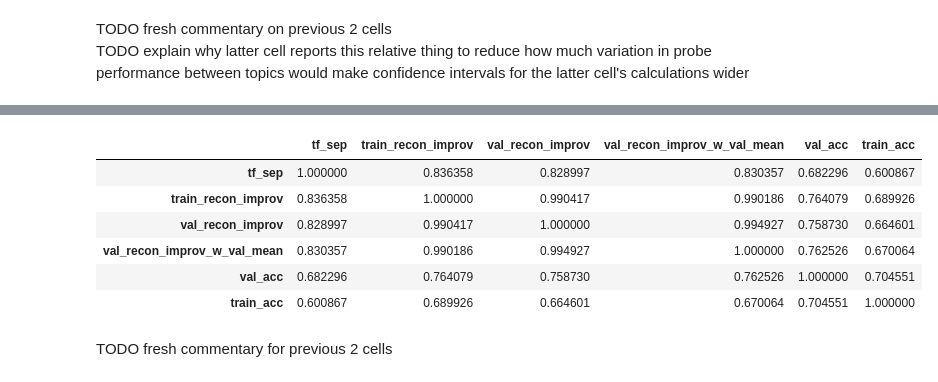
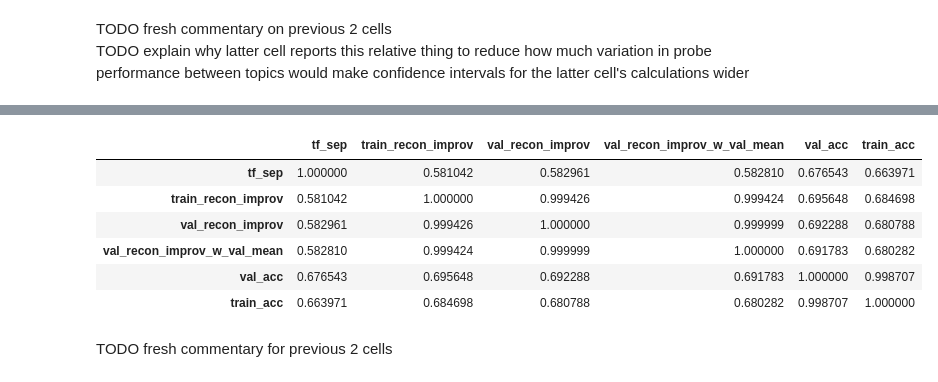
Before and after one commit to BareBeaverBat/TruthIsUniversalInPhi3_5, a Jupyter notebook: analyzing_overall_results.ipynb, the cells around one changed output, grey strips where cells are left out. Drawn from its saved outputs; the diff is of its cells as text; code cells hidden in the pictures.

```diff
--- a/analyzing_overall_results.ipynb
+++ b/analyzing_overall_results.ipynb
@@ -114,6 +118,12 @@ probes_metrics_on_test_dsets: dict[tuple[int,...], dict[int, list[MetricsForData
 class ConfInterval(NamedTuple):
     low_b: FloatLikeT
     up_b: FloatLikeT
+
+    def __str__(self):
+        return f"({float(self.low_b):.7},{float(self.up_b):.7})"
+
+    def __repr__(self):
+        return self.__str__()
 
 def calc_conf_interval(vals: Float[np.ndarray, "n"], alpha=0.05) -> ConfInterval:
     """
@@ -124,6 +134,9 @@ def calc_conf_interval(vals: Float[np.ndarray, "n"], alpha=0.05) -> ConfInterval
     :return: a confidence interval for the population mean of a random variable
     """
     n = len(vals)
+    if n == 0:
+        return ConfInterval(np.nan, np.nan)
+
     degrees_of_freedom = n - 1
     t_critical = t.ppf(1-alpha/2, degrees_of_freedom)
     sample_mean, sample_std_dev = np.mean(vals), np.std(vals)
@@ -284,7 +297,7 @@ for scenario in train_scenarios:
         "train_soft_f1": calc_conf_interval(ttpd_probes_train_evals[scenario_id].soft_f1s - baseline_probes_train_evals[scenario_id].soft_f1s),
     })
 
-lyr18_eval_except_test_df = pd.DataFrame(lyr18_probe_row_dicts)
+ttpd_eval_except_test_df = pd.DataFrame(lyr18_probe_row_dicts)
 
 lyr18_baseline_linear_probes_eval_except_test_df = pd.DataFrame(lyr18_baseline_linear_probe_row_dicts)
 
@@ -399,14 +442,16 @@ lyr18_eval_except_test_df['tf_sep'].describe()
 # %%
-lyr18_t_f_sep_and_t_p_dirs_correlations = lyr18_eval_except_test_df[['tf_sep', 'train_recon_improv', 'val_recon_improv', 'val_recon_improv_w_val_mean', "val_acc", "train_acc"]].applymap(lambda conf_interv: (conf_interv[0]+conf_interv[1])/2).corr()
-lyr18_t_f_sep_and_t_p_dirs_correlations
+t_p_dirs_stats_means = ttpd_eval_except_test_df[['train_recon_improv', 'val_recon_improv', 'val_recon_improv_w_val_mean', "val_acc", "train_acc"]].map(
+    lambda conf_interv: (conf_interv[0] + conf_interv[1]) / 2)
+t_p_dirs_stats_means.insert(0, 'tf_sep', ttpd_eval_except_test_df['tf_sep'])
+(t_f_sep_and_t_p_dirs_correlations:= t_p_dirs_stats_means.corr())
 # %% [output]
 |  | tf_sep | train_recon_improv | val_recon_improv | val_recon_improv_w_val_mean | val_acc | train_acc |
-| tf_sep | 1.000000 | 0.836358 | 0.828997 | 0.830357 | 0.682296 | 0.600867 |
-| train_recon_improv | 0.836358 | 1.000000 | 0.990417 | 0.990186 | 0.764079 | 0.689926 |
-| val_recon_improv | 0.828997 | 0.990417 | 1.000000 | 0.994927 | 0.758730 | 0.664601 |
-| val_recon_improv_w_val_mean | 0.830357 | 0.990186 | 0.994927 | 1.000000 | 0.762526 | 0.670064 |
-| val_acc | 0.682296 | 0.764079 | 0.758730 | 0.762526 | 1.000000 | 0.704551 |
-| train_acc | 0.600867 | 0.689926 | 0.664601 | 0.670064 | 0.704551 | 1.000000 |
+| tf_sep | 1.000000 | 0.581042 | 0.582961 | 0.582810 | 0.676543 | 0.663971 |
+| train_recon_improv | 0.581042 | 1.000000 | 0.999426 | 0.999424 | 0.695648 | 0.684698 |
+| val_recon_improv | 0.582961 | 0.999426 | 1.000000 | 0.999999 | 0.692288 | 0.680788 |
+| val_recon_improv_w_val_mean | 0.582810 | 0.999424 | 0.999999 | 1.000000 | 0.691783 | 0.680282 |
+| val_acc | 0.676543 | 0.695648 | 0.692288 | 0.691783 | 1.000000 | 0.998707 |
+| train_acc | 0.663971 | 0.684698 | 0.680788 | 0.680282 | 0.998707 | 1.000000 |
 # %% [markdown]
 TODO fresh commentary for previous 2 cells
 # %%
```
Also changed, not shown: parts of 19 cells of this notebook.
